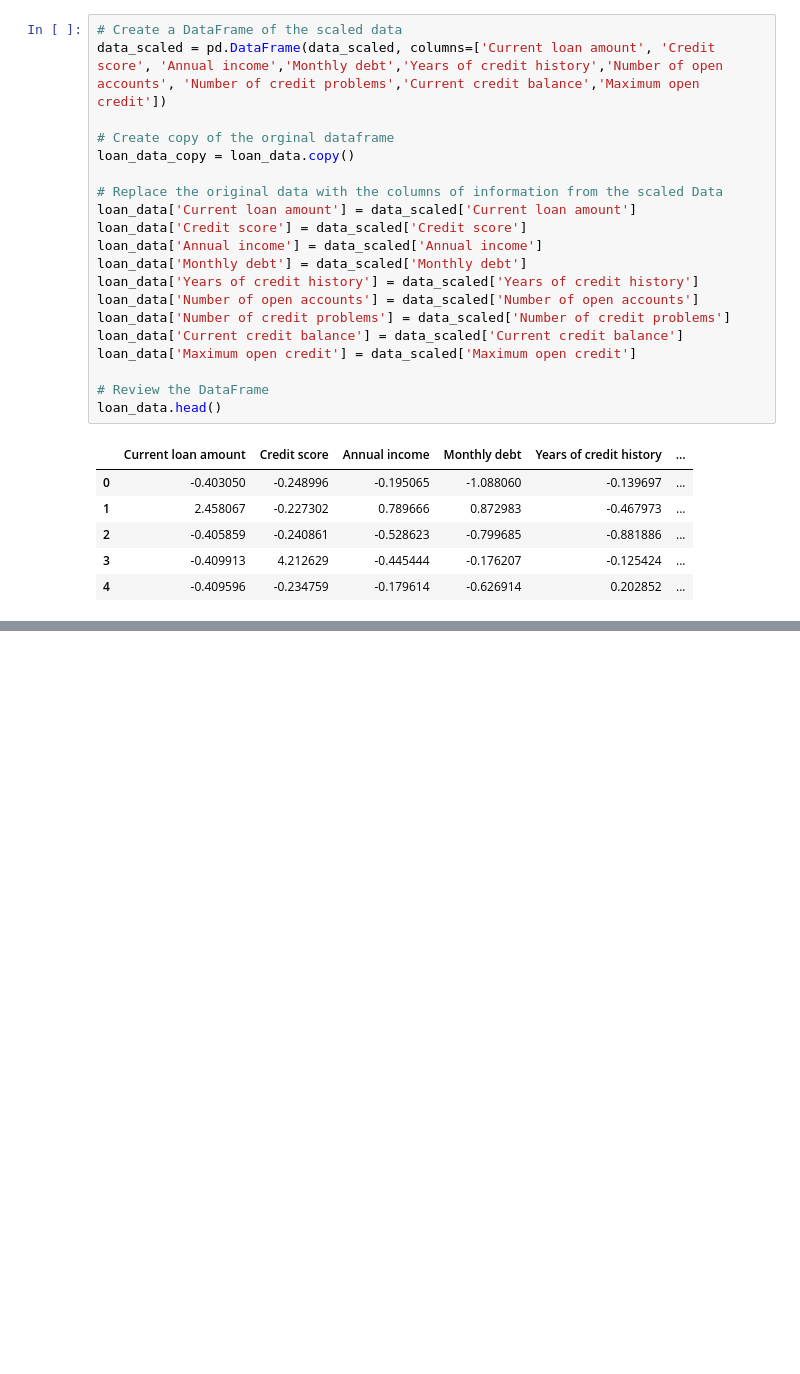
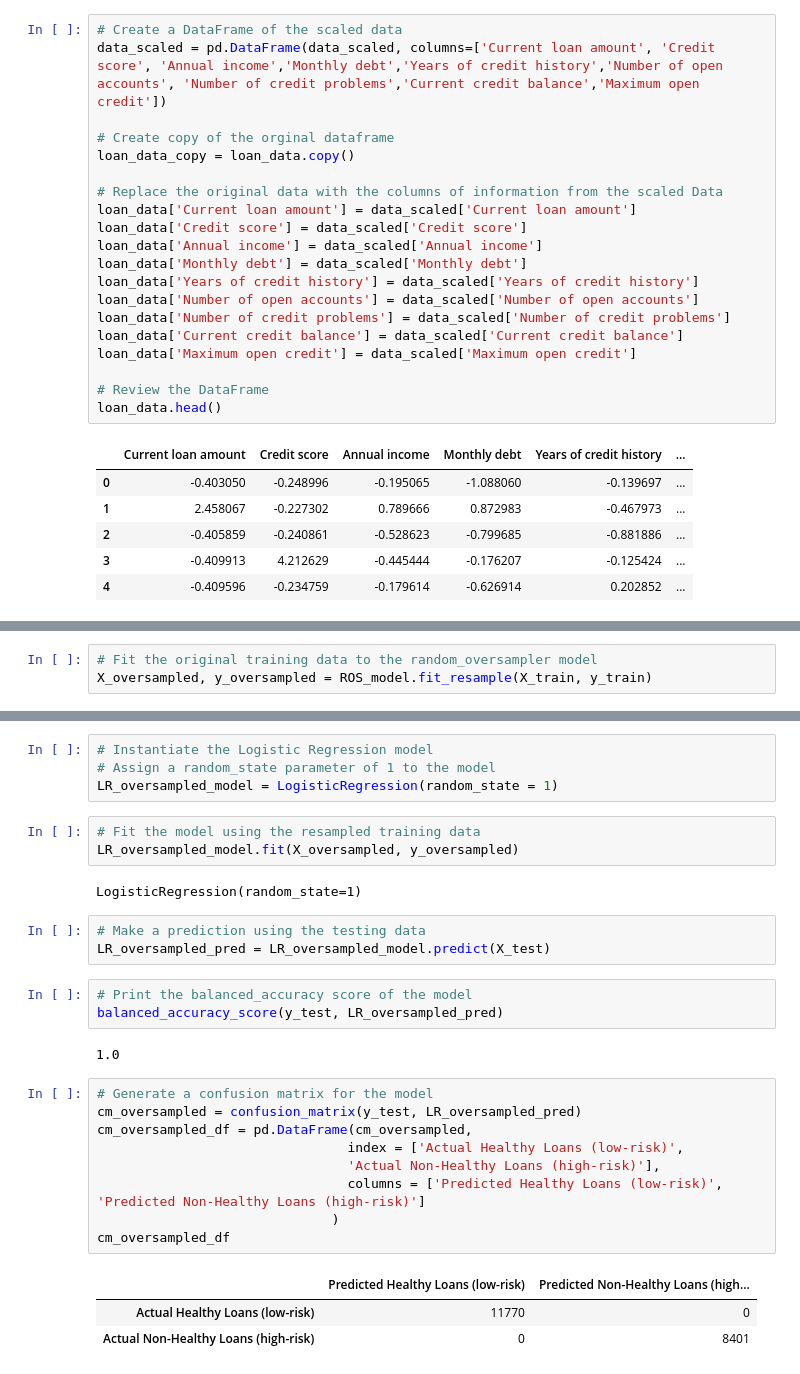
Before and after one commit to KavishNaran/Loan-risk---machine-learning, a Jupyter notebook: Data Analysis1.ipynb, the cells around one changed output, grey strips where cells are left out. Saved outputs shown, nothing was run; the diff lists cells and outputs as text; blank space fills up the shorter version.

```diff
--- a/Data Analysis.ipynb
+++ b/Data Analysis1.ipynb
@@ -79,0 +230,3 @@ loan_data.head()
+# %%
+# Fit the original training data to the random_oversampler model
+X_oversampled, y_oversampled = ROS_model.fit_resample(X_train, y_train)
@@ -79,0 +241,30 @@ loan_data.head()
+# %%
+# Instantiate the Logistic Regression model
+# Assign a random_state parameter of 1 to the model
+LR_oversampled_model = LogisticRegression(random_state = 1)
+# %%
+# Fit the model using the resampled training data
+LR_oversampled_model.fit(X_oversampled, y_oversampled)
+# %% [output]
+LogisticRegression(random_state=1)
+# %%
+# Make a prediction using the testing data
+LR_oversampled_pred = LR_oversampled_model.predict(X_test)
+# %%
+# Print the balanced_accuracy score of the model
+balanced_accuracy_score(y_test, LR_oversampled_pred)
+# %% [output]
+1.0
+# %%
+# Generate a confusion matrix for the model
+cm_oversampled = confusion_matrix(y_test, LR_oversampled_pred)
+cm_oversampled_df = pd.DataFrame(cm_oversampled,
+                                index = ['Actual Healthy Loans (low-risk)',
+                                'Actual Non-Healthy Loans (high-risk)'],
+                                columns = ['Predicted Healthy Loans (low-risk)', 'Predicted Non-Healthy Loans (high-risk)']
+                              )
+cm_oversampled_df
+# %% [output]
+|  | Predicted Healthy Loans (low-risk) | Predicted Non-Healthy Loans (high... |
+| Actual Healthy Loans (low-risk) | 11770 | 0 |
+| Actual Non-Healthy Loans (high-risk) | 0 | 8401 |
```
Also changed, not shown: parts of 34 cells of this notebook, 1 other file.
